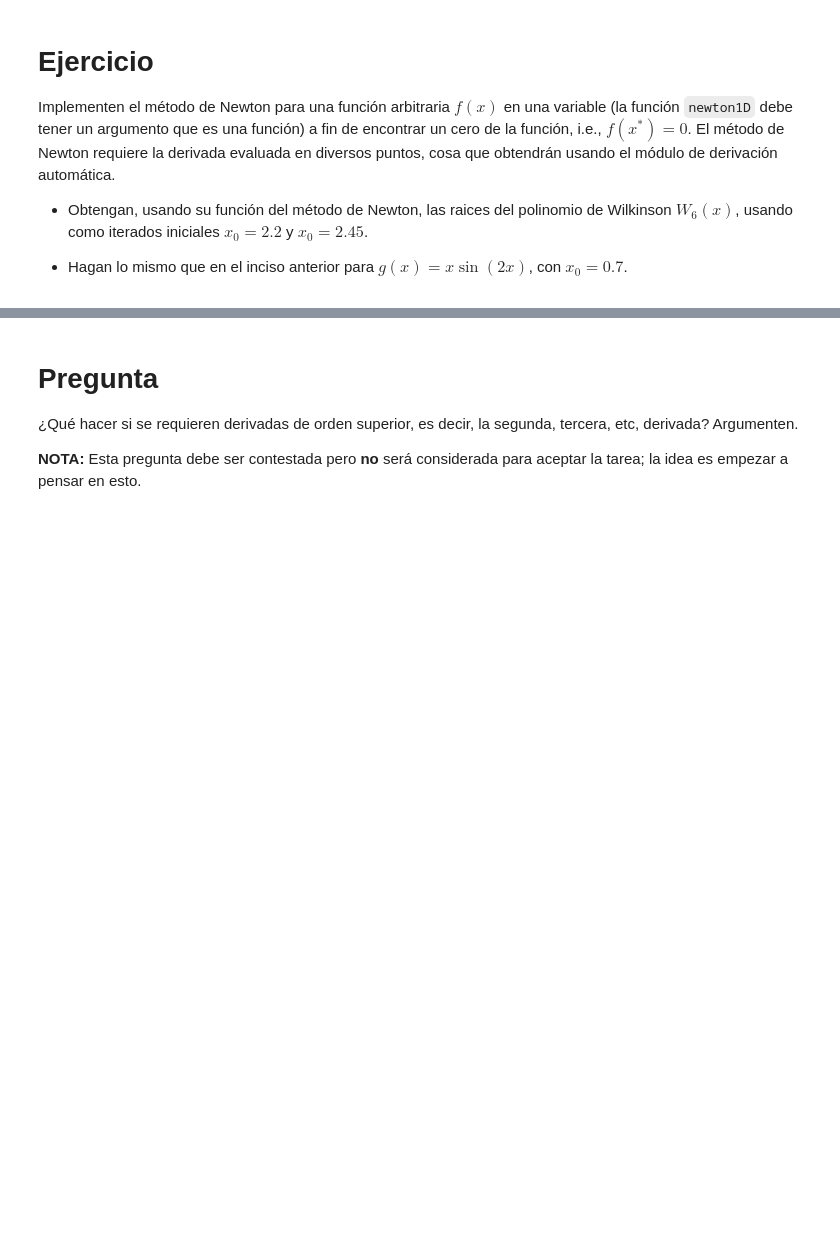
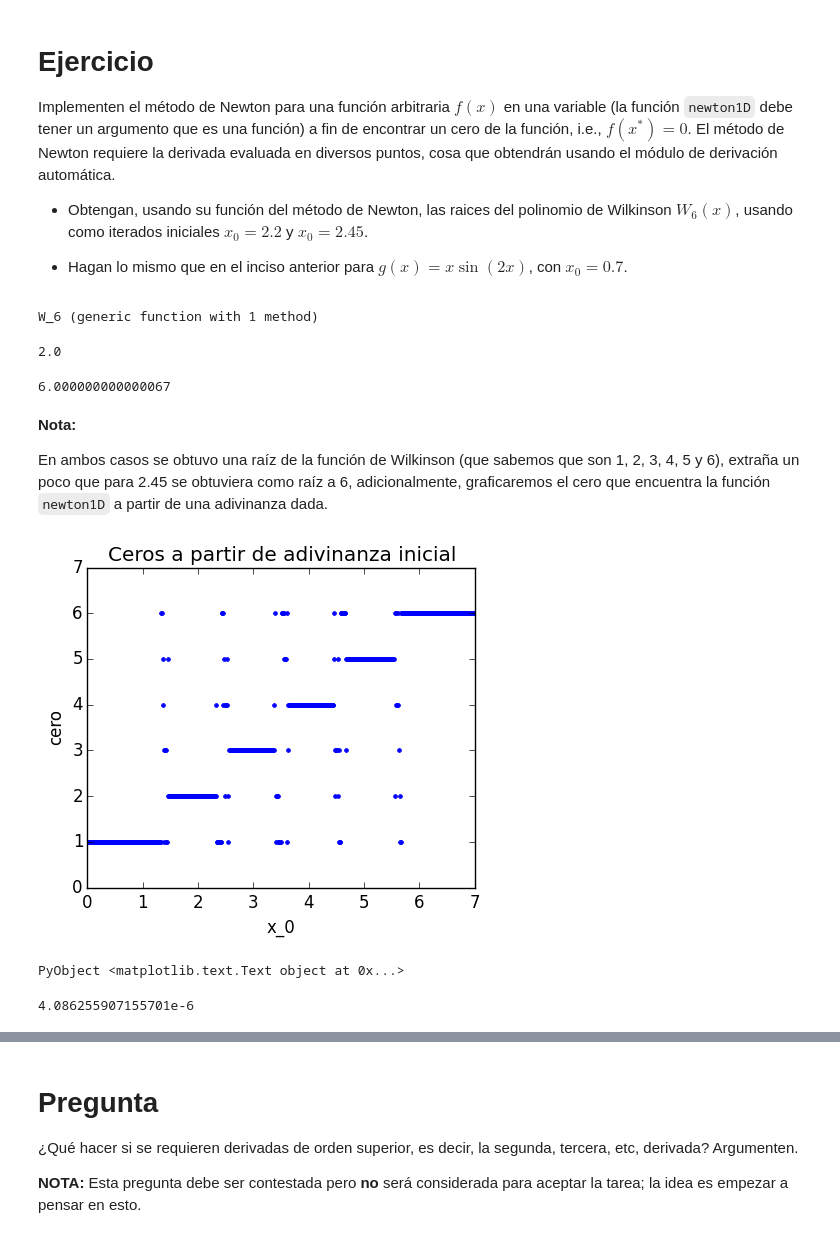
Before and after one commit to lbenet/2016-2_TSFisicaComputacional, a Jupyter notebook: tareas/danmarurr/08_DiferenciaciónAutomática.ipynb, the cells around one changed output, grey strips where cells are left out. Drawn from its saved outputs; the diff is of its cells as text; code cells hidden in the pictures; blank space fills up the shorter version.

```diff
--- a/tareas/danmarurr/08_DiferenciaciónAutomática.ipynb
+++ b/tareas/danmarurr/08_DiferenciaciónAutomática.ipynb
@@ -91,3 +127,69 @@ Implementen el método de Newton para una función arbitraria $f(x)$ en una vari
 - Obtengan, usando su función del método de Newton, las raices del polinomio de Wilkinson $W_{6}(x)$, usando como iterados iniciales $x_0=2.2$ y $x_0=2.45$.
 
 - Hagan lo mismo que en el inciso anterior para $g(x) = x \sin(2x)$, con $x_0=0.7$.
+# %%
+#Implementaremos el método de Newton, para hallar un cero de una función arbitraria, según nosotros, se necesita
+#por lo menos una adivinanza para iterar a partir de ella. Así que la función newton1D tendrá dos argumentos, la
+#función y la adivinanza, que por defecto tendrá valor del dual (1,1)
+function newton1D{T<:Real}(f::Function, x::T)
+    x_0 = xdual(x)
+    approx = f(x_0)
+    approx_c = x_0.fun - approx.fun/approx.der
+    if abs(f(approx_c)⋅f(approx_c)) > 1e-20
+        newton1D(f, approx_c)
+    else
+        return approx_c
+    end
+end
+
+#Ahora, nos robaremos el código de Luis para crear los polinomios de Wilkinson
+nombre(n::Int) = symbol( string("W_", n) )
+function wilkinson(n::Int)
+    # Checo que `n` sea >= 1
+    @assert n >= 1
+
+    ex = :(x-1)
+    for i = 2:n
+        ex = :( ($ex) * ( x-$i) )
+    end
+    ex_ret = :( $(nombre(n))(x) = $ex )
+    ex_ret
+end
+
+#Creamos el polinomio W_6
+eval(wilkinson(6))
+# %% [output]
+W_6 (generic function with 1 method)
+# %%
+#Ahora buscaremos un cero W_6 usando las adivinanzas iniciales solicitadas, primero con x_0 = 2.2
+newton1D(W_6, 2.2)
+# %% [output]
+2.0
+# %%
+#Ahora con x_0 = 2.45
+newton1D(W_6, 2.45)
+# %% [output]
+6.000000000000067
+# %% [markdown]
+**Nota:**
+
+En ambos casos se obtuvo una raíz de la función de Wilkinson (que sabemos que son 1, 2, 3, 4, 5 y 6), extraña un poco que para 2.45 se obtuviera como raíz a 6, adicionalmente, graficaremos el cero que encuentra la función `newton1D` a partir de una adivinanza dada.
+# %%
+adiv = collect(0:0.01:7)
+ran2 = Float64[newton1D(W_6, x) for x in adiv];
+
+
+figure(figsize=(5,4))
+plot(adiv, ran2, linestyle="", marker =".")
+xlabel("x_0")
+ylabel("cero")
+title("Ceros a partir de adivinanza inicial")
+# %% [output]
+[figure, added]
+PyObject <matplotlib.text.Text object at 0x...>
+# %%
+#Ahora para la función g(x)
+g(x) = x*sin(2x)
+newton1D(g, 0.7) #Tenemos que con este valor, calcula al cero como x = 0
+# %% [output]
+4.086255907155701e-6
```
Also changed, not shown: parts of 13 cells of this notebook, 3 other files.
